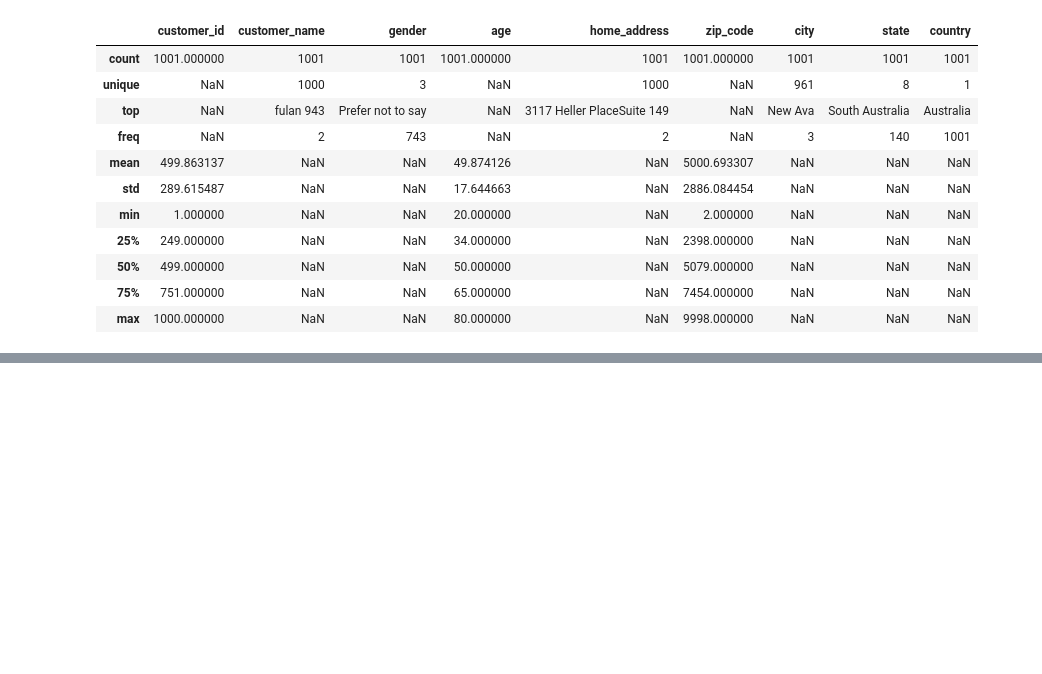
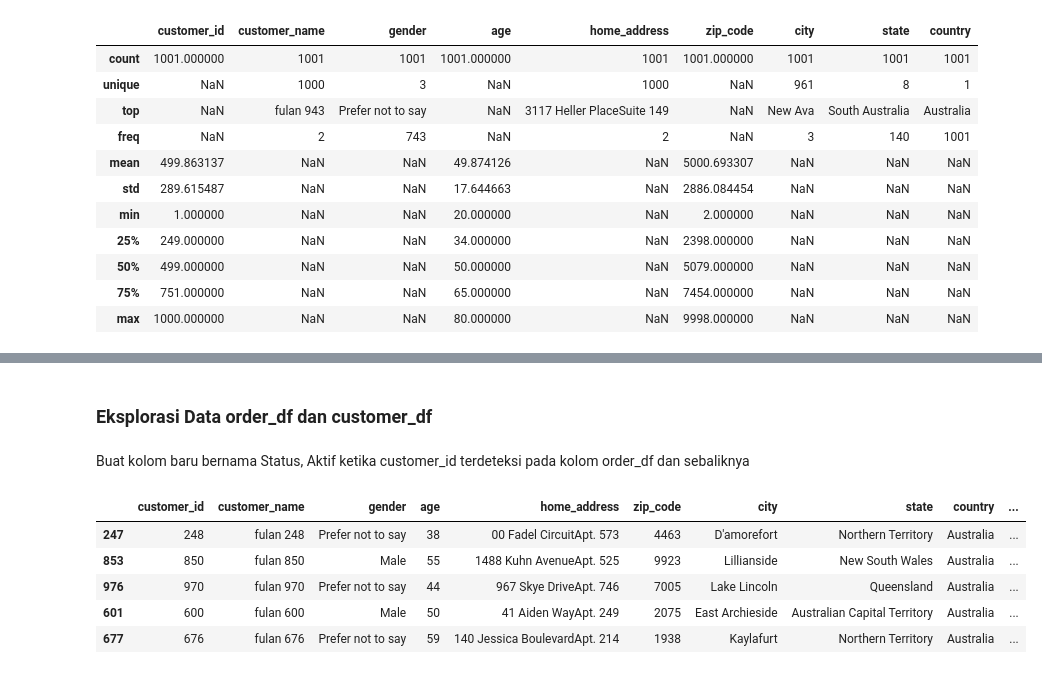
Before and after one commit to JoshInkiriwang/Data_Science_Dicoding, a Jupyter notebook: Analisis_Data_Python/Project_Data_Wrangling_+_EDA.ipynb, the cells around one changed output, grey strips where cells are left out. Cells and saved outputs as stored; diff of their text form; code cells hidden in the pictures; blank space fills up the shorter version.

```diff
--- a/Analisis_Data_Python/Project_Data_Wrangling_+_EDA.ipynb
+++ b/Analisis_Data_Python/Project_Data_Wrangling_+_EDA.ipynb
@@ -445,0 +536,15 @@ customer_df.describe(include='all')
+# %% [markdown]
+### Eksplorasi Data order_df dan customer_df
+# %% [markdown]
+Buat kolom baru bernama Status, Aktif ketika customer_id terdeteksi pada kolom order_df dan sebaliknya
+# %%
+customer_id_in_order_df = order_df.customer_id.tolist()
+customer_df["status"] = customer_df["customer_id"].apply(lambda x: "Active" if x in customer_id_in_order_df else "Non Active")
+customer_df.sample(5)
+# %% [output]
+|  | customer_id | customer_name | gender | age | home_address | zip_code | city | state | country | ... |
+| 247 | 248 | fulan 248 | Prefer not to say | 38 | 00 Fadel CircuitApt. 573 | 4463 | D'amorefort | Northern Territory | Australia | ... |
+| 853 | 850 | fulan 850 | Male | 55 | 1488 Kuhn AvenueApt. 525 | 9923 | Lillianside | New South Wales | Australia | ... |
+| 976 | 970 | fulan 970 | Prefer not to say | 44 | 967 Skye DriveApt. 746 | 7005 | Lake Lincoln | Queensland | Australia | ... |
+| 601 | 600 | fulan 600 | Male | 50 | 41 Aiden WayApt. 249 | 2075 | East Archieside | Australian Capital Territory | Australia | ... |
+| 677 | 676 | fulan 676 | Prefer not to say | 59 | 140 Jessica BoulevardApt. 214 | 1938 | Kaylafurt | Northern Territory | Australia | ... |
```
Also changed, not shown: parts of 27 cells of this notebook.
